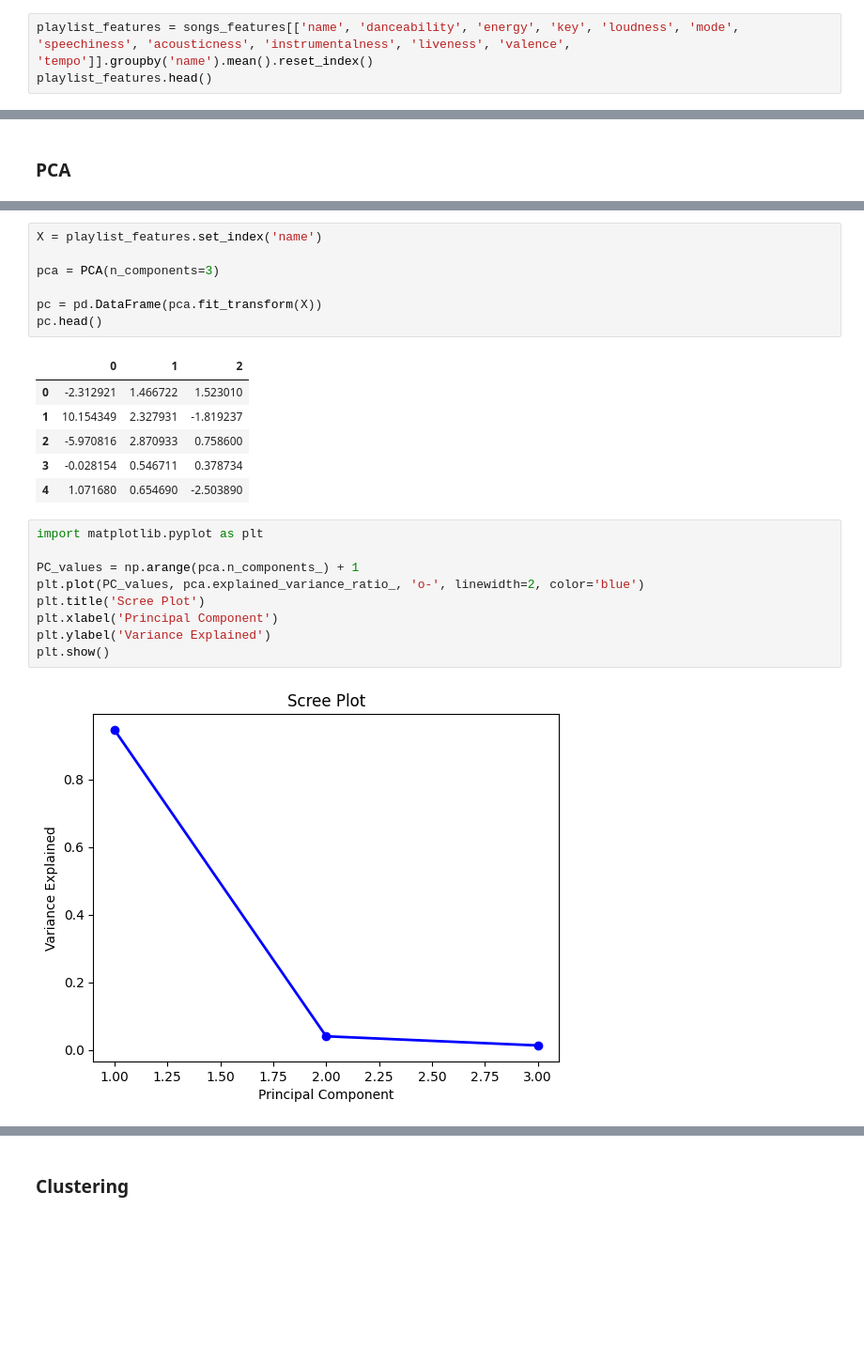
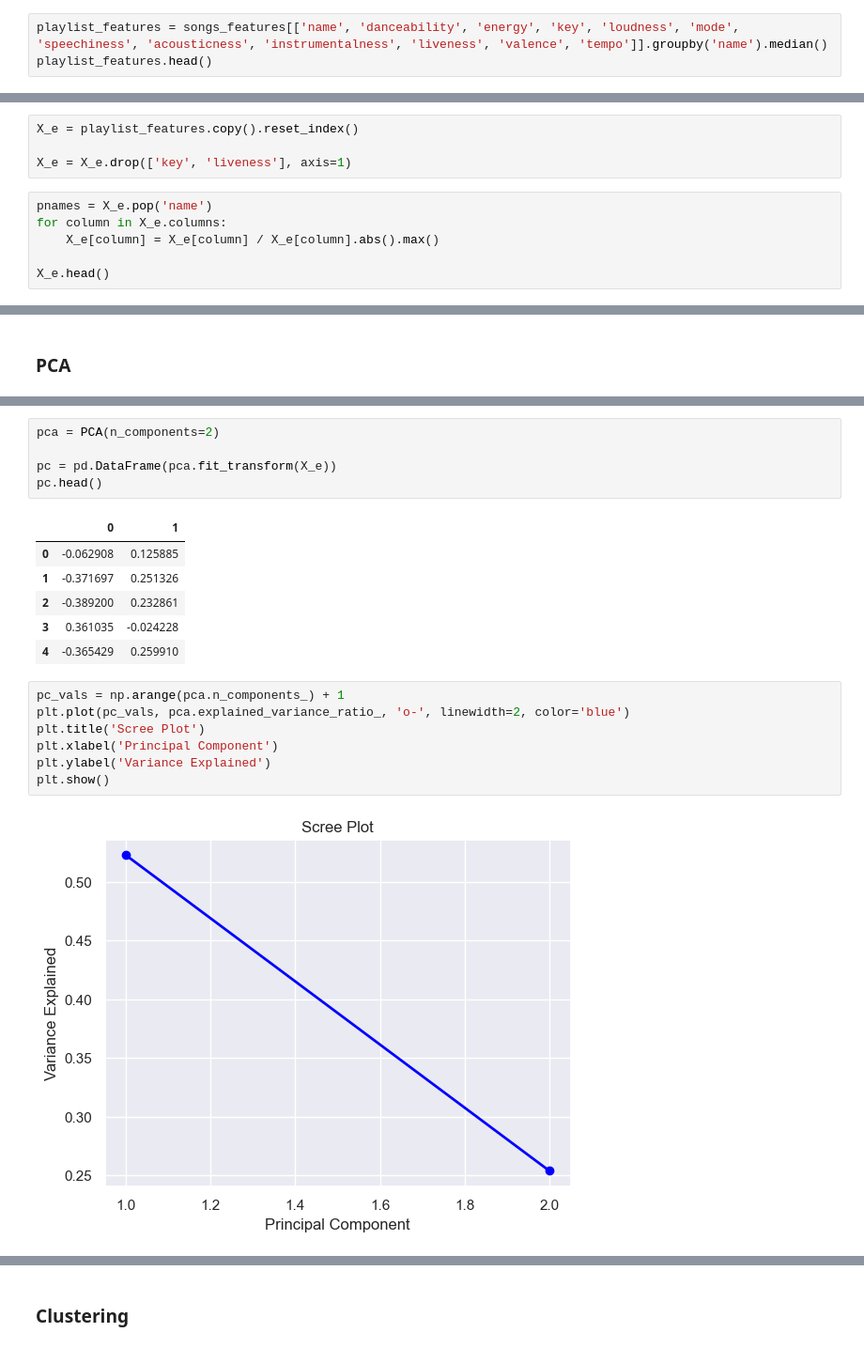
Before and after one commit to nightrainlily/turntable, a Jupyter notebook: main.ipynb, the cells around one changed output, grey strips where cells are left out. Shown at 94% size. Cells and saved outputs as stored; diff of their text form; blank space fills up the shorter version.

```diff
--- a/main.ipynb
+++ b/main.ipynb
@@ -246,6 +225,6 @@ songs_features.head()
 | 4 | 00 another dream | [0uQo0HbOwXdPRGlNyFqGKi, 3UY4s7F4... | [You Never Knew, Haircut, Touchin... | 538ZY5ILCTT6PxqytGgkYH | https://image-cdn-ak.spotifycdn.c... | (1HfsmNlg8xxhOr9N2i4Q0n, Touching... | Touching Yourself | 1HfsmNlg8xxhOr9N2i4Q0n | 0.714 | ... |
 5 rows × 26 columns
 # %%
-playlist_features = songs_features[['name', 'danceability', 'energy', 'key', 'loudness', 'mode', 'speechiness', 'acousticness', 'instrumentalness', 'liveness', 'valence', 'tempo']].groupby('name').mean().reset_index()
+playlist_features = songs_features[['name', 'danceability', 'energy', 'key', 'loudness', 'mode', 'speechiness', 'acousticness', 'instrumentalness', 'liveness', 'valence', 'tempo']].groupby('name').median()
 playlist_features.head()
 # %% [output]
@@ -267,0 +244,10 @@ features.to_pickle('cached_features')
+# %%
+X_e = playlist_features.copy().reset_index()
+
+X_e = X_e.drop(['key', 'liveness'], axis=1)
+# %%
+pnames = X_e.pop('name')
+for column in X_e.columns:
+    X_e[column] = X_e[column] / X_e[column].abs().max()
+
+X_e.head()
@@ -272,25 +266,21 @@ from sklearn.decomposition import PCA
 # %%
-X = playlist_features.set_index('name')
+pca = PCA(n_components=2)
 
-pca = PCA(n_components=3)
-
-pc = pd.DataFrame(pca.fit_transform(X))
+pc = pd.DataFrame(pca.fit_transform(X_e))
 pc.head()
 # %% [output]
-|  | 0 | 1 | 2 |
-| 0 | -2.312921 | 1.466722 | 1.523010 |
-| 1 | 10.154349 | 2.327931 | -1.819237 |
-| 2 | -5.970816 | 2.870933 | 0.758600 |
-| 3 | -0.028154 | 0.546711 | 0.378734 |
-| 4 | 1.071680 | 0.654690 | -2.503890 |
+|  | 0 | 1 |
+| 0 | -0.062908 | 0.125885 |
+| 1 | -0.371697 | 0.251326 |
+| 2 | -0.389200 | 0.232861 |
+| 3 | 0.361035 | -0.024228 |
+| 4 | -0.365429 | 0.259910 |
 # %%
-import matplotlib.pyplot as plt
-
-PC_values = np.arange(pca.n_components_) + 1
-plt.plot(PC_values, pca.explained_variance_ratio_, 'o-', linewidth=2, color='blue')
+pc_vals = np.arange(pca.n_components_) + 1
+plt.plot(pc_vals, pca.explained_variance_ratio_, 'o-', linewidth=2, color='blue')
 plt.title('Scree Plot')
 plt.xlabel('Principal Component')
 plt.ylabel('Variance Explained')
 plt.show()
 # %% [output]
-[figure, old version]
+[figure, new version]
```
Also changed, not shown: parts of 24 cells of this notebook, 4 other files.
